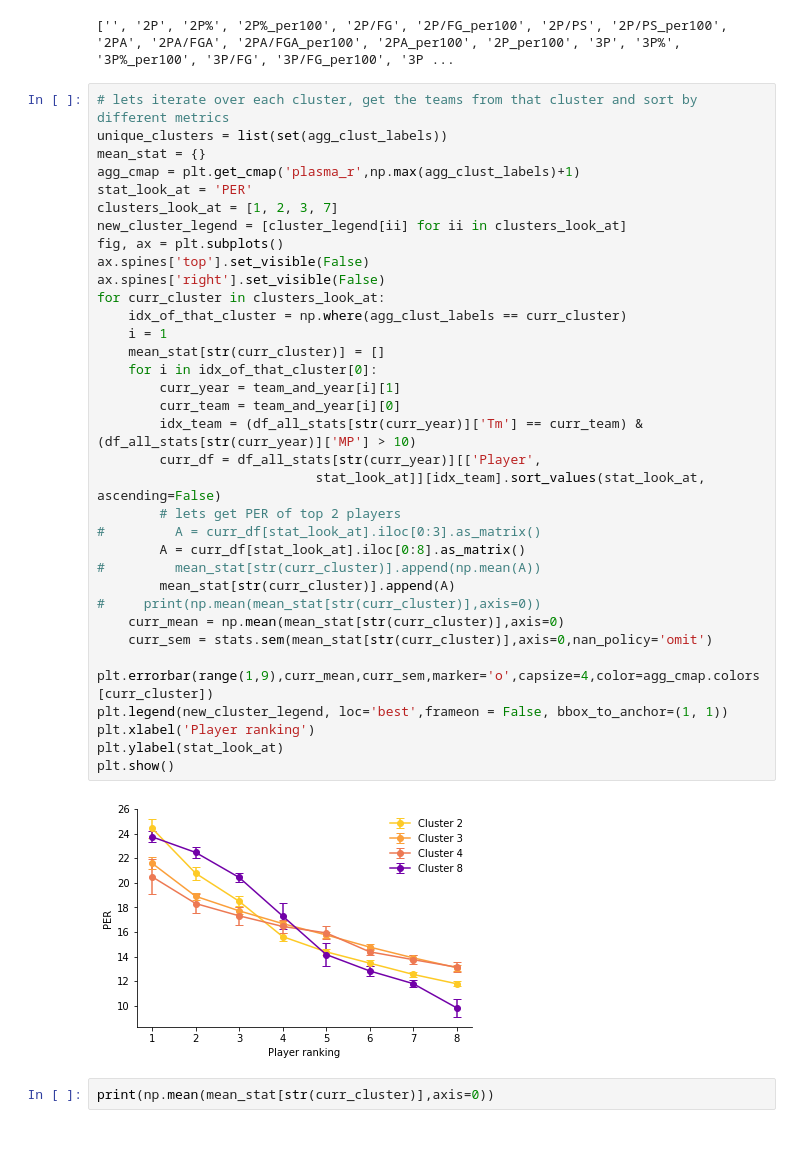
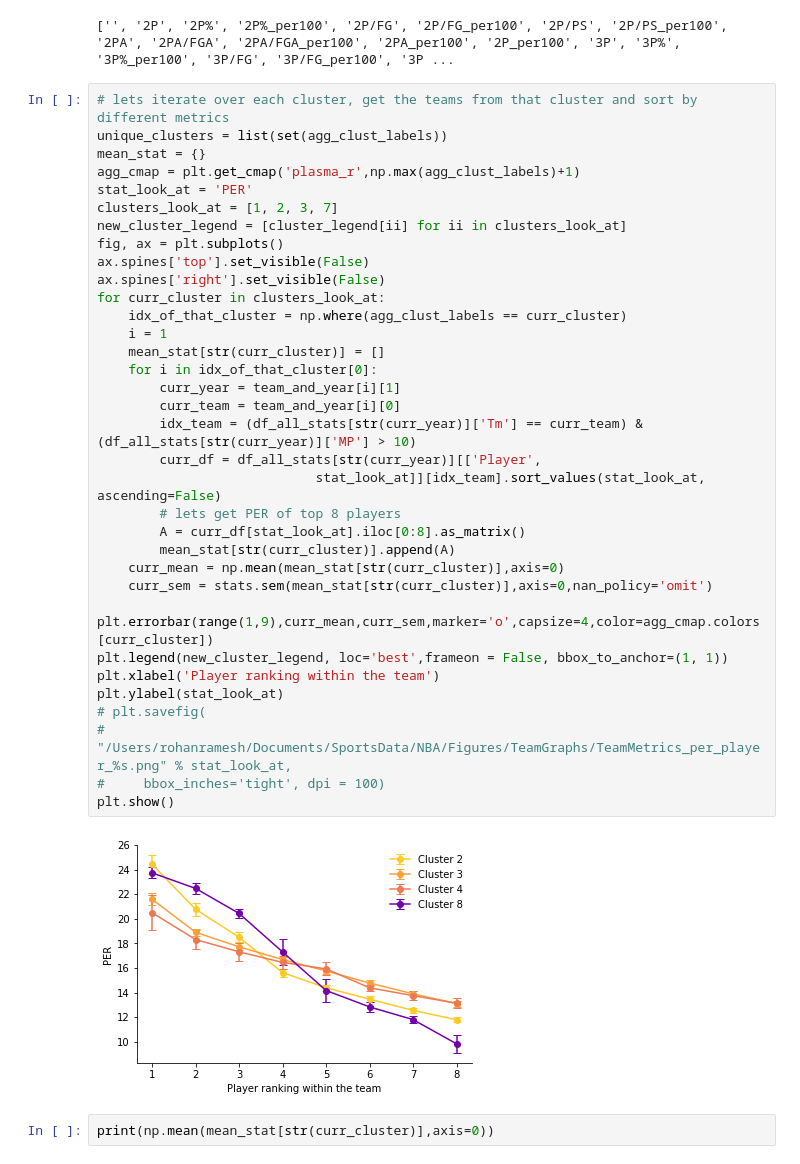
Before and after one commit to rohannramesh/Basketball_predictions, a Jupyter notebook: Team_by_team_analysis.ipynb, the cells around one changed output. Cells and saved outputs as stored; diff of their text form.

Commit message:
Update plots

```diff
--- a/Team_by_team_analysis.ipynb
+++ b/Team_by_team_analysis.ipynb
@@ -1064,39 +1064,39 @@ print(list(df_all_stats['2018']))
 # %%
 # lets iterate over each cluster, get the teams from that cluster and sort by different metrics
 unique_clusters = list(set(agg_clust_labels))
 mean_stat = {}
 agg_cmap = plt.get_cmap('plasma_r',np.max(agg_clust_labels)+1)
 stat_look_at = 'PER'
 clusters_look_at = [1, 2, 3, 7]
 new_cluster_legend = [cluster_legend[ii] for ii in clusters_look_at]
 fig, ax = plt.subplots()
 ax.spines['top'].set_visible(False)
 ax.spines['right'].set_visible(False)
 for curr_cluster in clusters_look_at:
     idx_of_that_cluster = np.where(agg_clust_labels == curr_cluster)
     i = 1
     mean_stat[str(curr_cluster)] = []
     for i in idx_of_that_cluster[0]:
         curr_year = team_and_year[i][1]
         curr_team = team_and_year[i][0]
         idx_team = (df_all_stats[str(curr_year)]['Tm'] == curr_team) & (df_all_stats[str(curr_year)]['MP'] > 10)
         curr_df = df_all_stats[str(curr_year)][['Player',
                             stat_look_at]][idx_team].sort_values(stat_look_at, ascending=False)
-        # lets get PER of top 2 players
-#         A = curr_df[stat_look_at].iloc[0:3].as_matrix()
+        # lets get PER of top 8 players
         A = curr_df[stat_look_at].iloc[0:8].as_matrix()
-#         mean_stat[str(curr_cluster)].append(np.mean(A))
         mean_stat[str(curr_cluster)].append(A)
-#     print(np.mean(mean_stat[str(curr_cluster)],axis=0))
     curr_mean = np.mean(mean_stat[str(curr_cluster)],axis=0)
     curr_sem = stats.sem(mean_stat[str(curr_cluster)],axis=0,nan_policy='omit')
     plt.errorbar(range(1,9),curr_mean,curr_sem,marker='o',capsize=4,color=agg_cmap.colors[curr_cluster])
 plt.legend(new_cluster_legend, loc='best',frameon = False, bbox_to_anchor=(1, 1))
-plt.xlabel('Player ranking')
+plt.xlabel('Player ranking within the team')
 plt.ylabel(stat_look_at)
+# plt.savefig(
+#     "/Users/rohanramesh/Documents/SportsData/NBA/Figures/TeamGraphs/TeamMetrics_per_player_%s.png" % stat_look_at,
+#     bbox_inches='tight', dpi = 100)
 plt.show()
 # %% [output]
-[figure, old version]
+[figure, new version]
 # %%
 print(np.mean(mean_stat[str(curr_cluster)],axis=0))
 # %% [output]
```
